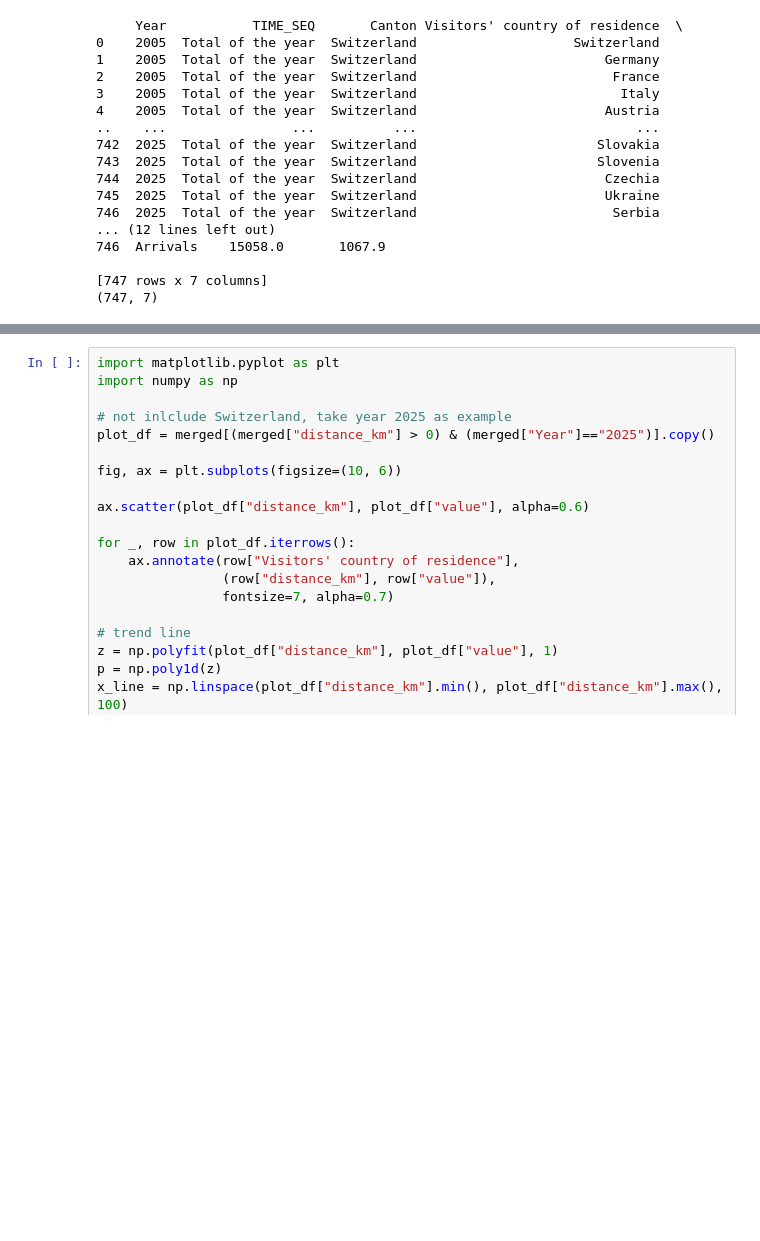
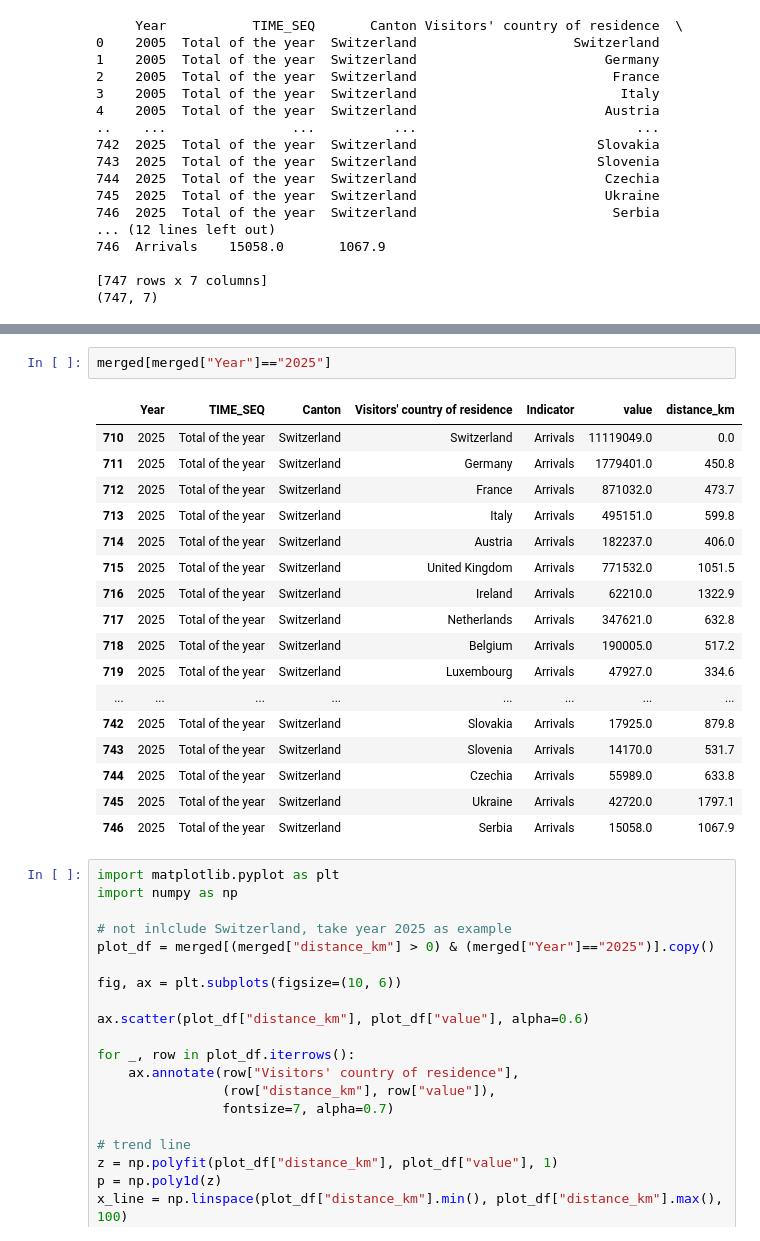
Before and after one commit to com-480-data-visualization/EUFLOW, a Jupyter notebook: Further_Analysis_Switzerland.ipynb, the cells around one changed output, grey strips where cells are left out. Cells and saved outputs as stored; diff of their text form; blank space fills up the shorter version.

```diff
--- a/Further_Analysis_Switzerland.ipynb
+++ b/Further_Analysis_Switzerland.ipynb
@@ -847,3 +867,23 @@ print(merged.shape)
+# %%
+merged[merged["Year"]=="2025"]
+# %% [output]
+|  | Year | TIME_SEQ | Canton | Visitors' country of residence | Indicator | value | distance_km |
+| 710 | 2025 | Total of the year | Switzerland | Switzerland | Arrivals | 11119049.0 | 0.0 |
+| 711 | 2025 | Total of the year | Switzerland | Germany | Arrivals | 1779401.0 | 450.8 |
+| 712 | 2025 | Total of the year | Switzerland | France | Arrivals | 871032.0 | 473.7 |
+| 713 | 2025 | Total of the year | Switzerland | Italy | Arrivals | 495151.0 | 599.8 |
+| 714 | 2025 | Total of the year | Switzerland | Austria | Arrivals | 182237.0 | 406.0 |
+| 715 | 2025 | Total of the year | Switzerland | United Kingdom | Arrivals | 771532.0 | 1051.5 |
+| 716 | 2025 | Total of the year | Switzerland | Ireland | Arrivals | 62210.0 | 1322.9 |
+| 717 | 2025 | Total of the year | Switzerland | Netherlands | Arrivals | 347621.0 | 632.8 |
+| 718 | 2025 | Total of the year | Switzerland | Belgium | Arrivals | 190005.0 | 517.2 |
+| 719 | 2025 | Total of the year | Switzerland | Luxembourg | Arrivals | 47927.0 | 334.6 |
+| ... | ... | ... | ... | ... | ... | ... | ... |
+| 742 | 2025 | Total of the year | Switzerland | Slovakia | Arrivals | 17925.0 | 879.8 |
+| 743 | 2025 | Total of the year | Switzerland | Slovenia | Arrivals | 14170.0 | 531.7 |
+| 744 | 2025 | Total of the year | Switzerland | Czechia | Arrivals | 55989.0 | 633.8 |
+| 745 | 2025 | Total of the year | Switzerland | Ukraine | Arrivals | 42720.0 | 1797.1 |
+| 746 | 2025 | Total of the year | Switzerland | Serbia | Arrivals | 15058.0 | 1067.9 |
 # %%
 import matplotlib.pyplot as plt
 import numpy as np
```
Also changed, not shown: parts of 18 cells of this notebook, 7 other files.
